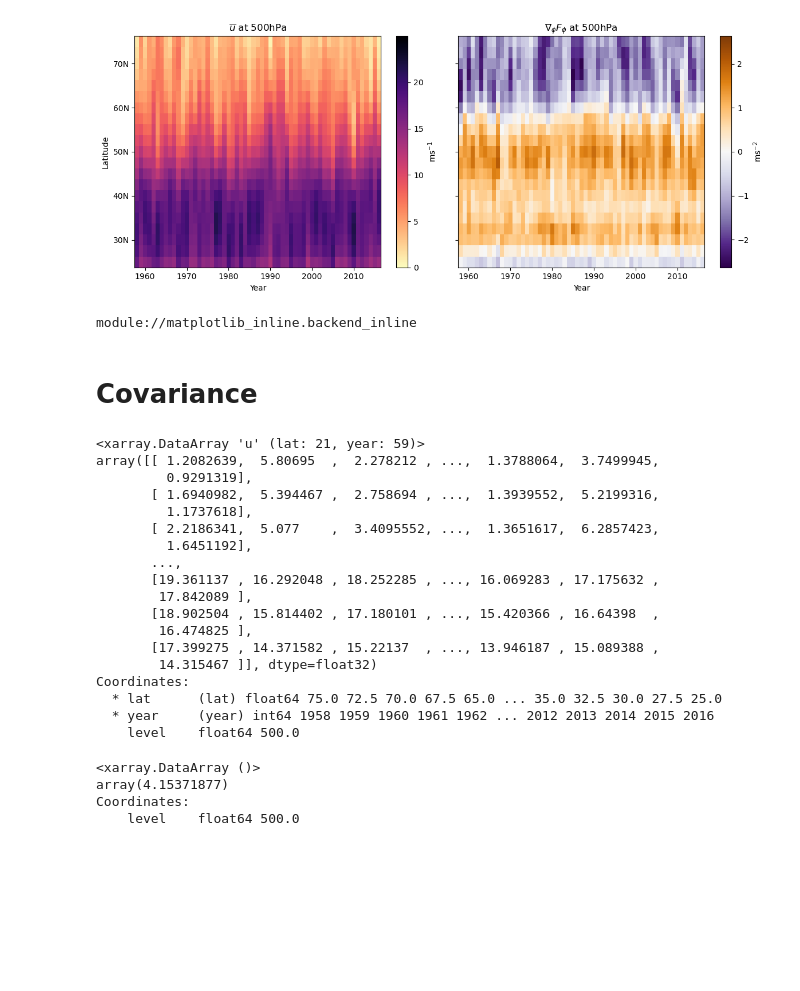
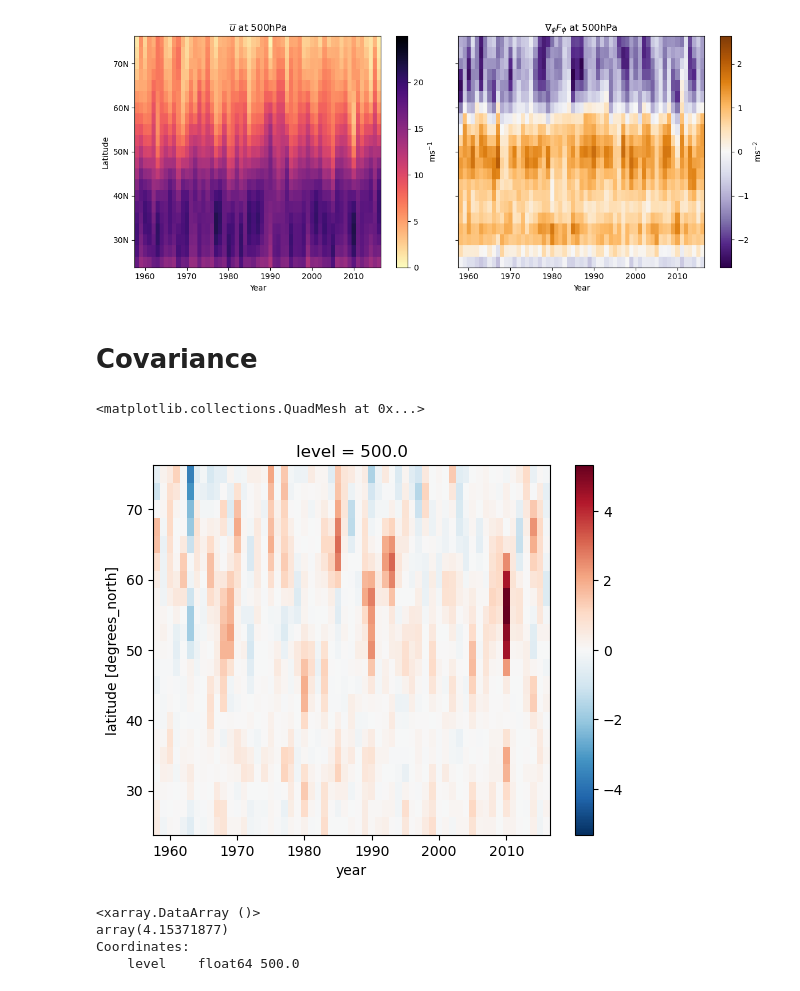
Before and after one commit to Caturrell/eddy_feedback, a Jupyter notebook: research/saffin/saffin.ipynb, the cells around one changed output. Cells and saved outputs as stored; diff of their text form; code cells hidden in the pictures; blank space fills up the shorter version.

Commit message:
cov.plot() changes

```diff
--- a/research/saffin/saffin.ipynb
+++ b/research/saffin/saffin.ipynb
@@ -166,34 +166,17 @@ plt.tight_layout()
 plt.show()
 # %% [output]
 [figure]
-# %%
-import matplotlib
-print (matplotlib.rcParams['backend'])
-# %% [output]
-module://matplotlib_inline.backend_inline
 # %% [markdown]
 # Covariance
-# %%
-u
-# %% [output]
-<xarray.DataArray 'u' (lat: 21, year: 59)>
-array([[ 1.2082639,  5.80695  ,  2.278212 , ...,  1.3788064,  3.7499945,
-         0.9291319],
-       [ 1.6940982,  5.394467 ,  2.758694 , ...,  1.3939552,  5.2199316,
-         1.1737618],
-       [ 2.2186341,  5.077    ,  3.4095552, ...,  1.3651617,  6.2857423,
-         1.6451192],
-       ...,
-       [19.361137 , 16.292048 , 18.252285 , ..., 16.069283 , 17.175632 ,
-        17.842089 ],
-       [18.902504 , 15.814402 , 17.180101 , ..., 15.420366 , 16.64398  ,
-        16.474825 ],
-       [17.399275 , 14.371582 , 15.22137  , ..., 13.946187 , 15.089388 ,
-        14.315467 ]], dtype=float32)
-Coordinates:
-  * lat      (lat) float64 75.0 72.5 70.0 67.5 65.0 ... 35.0 32.5 30.0 27.5 25.0
-  * year     (year) int64 1958 1959 1960 1961 1962 ... 2012 2013 2014 2015 2016
-    level    float64 500.0
+# %%
+uanom = (u- u.mean('year'))
+div1anom = (div1- div1.mean('year'))
+
+prod = uanom*div1anom
+prod.plot()
+# %% [output]
+<matplotlib.collections.QuadMesh at 0x...>
+[figure, added]
 # %%
 cov = xr.cov(u, div1)
 cov
```
